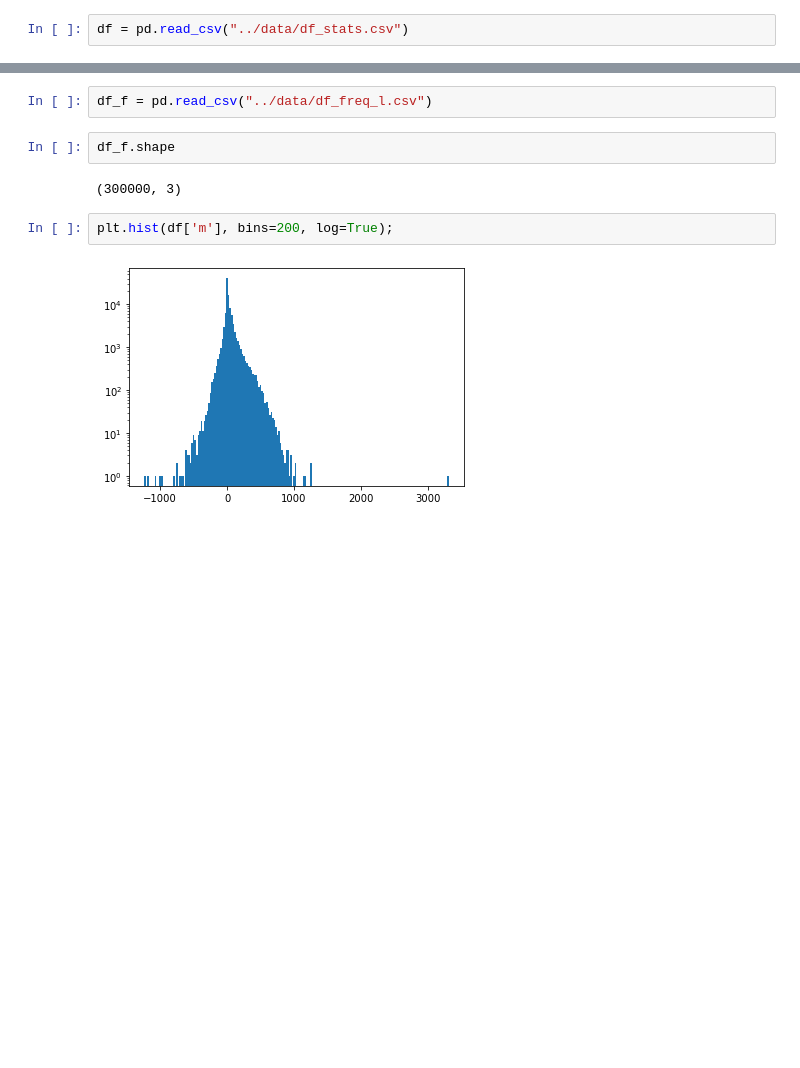
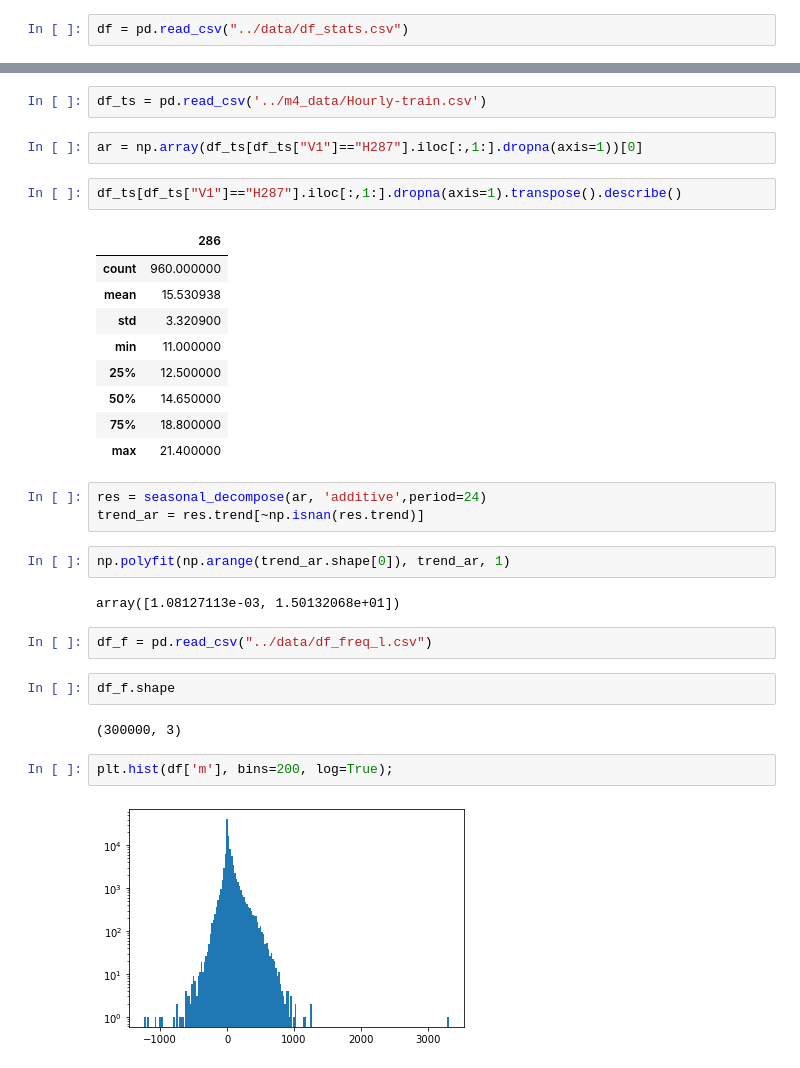
Before and after one commit to philippbeer/ts_search_engine, a Jupyter notebook: notebooks/ts_slope_analysis.ipynb, the cells around one changed output, grey strips where cells are left out. Saved outputs shown, nothing was run; the diff lists cells and outputs as text; blank space fills up the shorter version.

```diff
--- a/notebooks/ts_slope_analysis.ipynb
+++ b/notebooks/ts_slope_analysis.ipynb
@@ -7,3 +16,26 @@ df = pd.read_csv("../data/df_stats.csv")
+# %%
+df_ts = pd.read_csv('../m4_data/Hourly-train.csv')
+# %%
+ar = np.array(df_ts[df_ts["V1"]=="H287"].iloc[:,1:].dropna(axis=1))[0]
+# %%
+df_ts[df_ts["V1"]=="H287"].iloc[:,1:].dropna(axis=1).transpose().describe()
+# %% [output]
+|  | 286 |
+| count | 960.000000 |
+| mean | 15.530938 |
+| std | 3.320900 |
+| min | 11.000000 |
+| 25% | 12.500000 |
+| 50% | 14.650000 |
+| 75% | 18.800000 |
+| max | 21.400000 |
+# %%
+res = seasonal_decompose(ar, 'additive',period=24)
+trend_ar = res.trend[~np.isnan(res.trend)]
+# %%
+np.polyfit(np.arange(trend_ar.shape[0]), trend_ar, 1)
+# %% [output]
+array([1.08127113e-03, 1.50132068e+01])
 # %%
 df_f = pd.read_csv("../data/df_freq_l.csv")
 # %%
```
Also changed, not shown: parts of 8 cells of this notebook, 4 other files.
